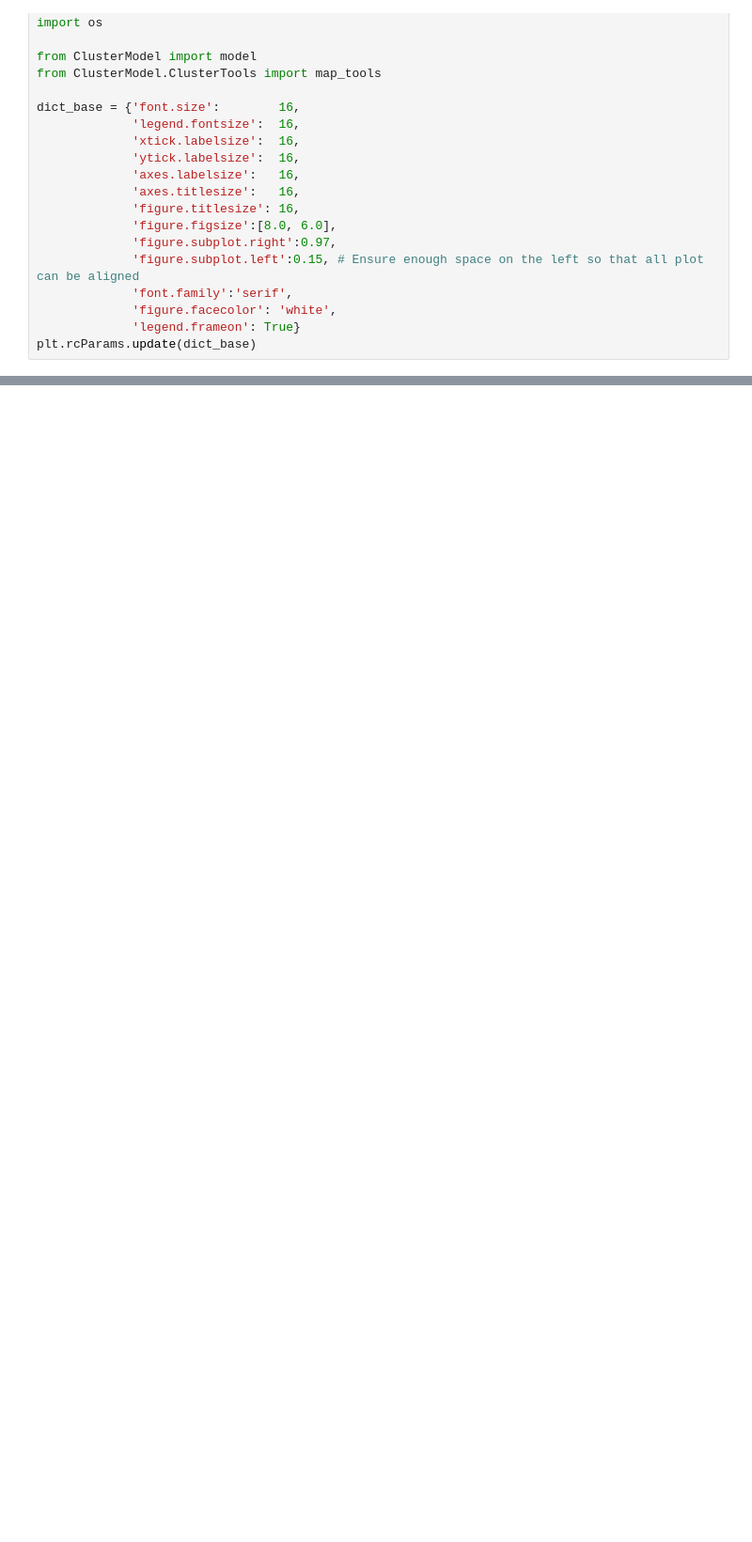
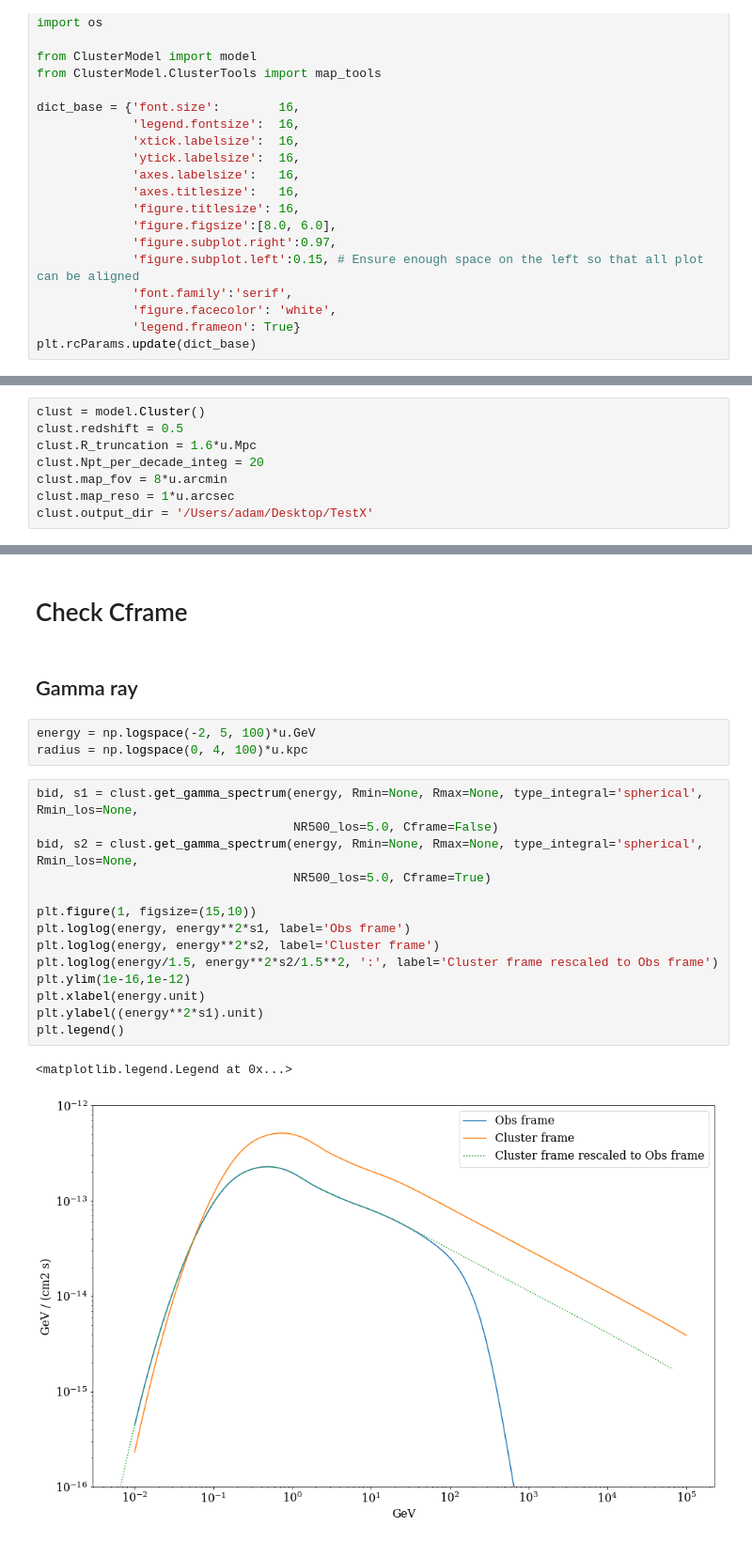
Before and after one commit to renlliang3/ClusterModel, a Jupyter notebook: notebook/model_dev_parameters.ipynb, the cells around one changed output, grey strips where cells are left out. Shown at 94% size. Cells and saved outputs as stored; diff of their text form; blank space fills up the shorter version.

```diff
--- a/notebook/model_dev_parameters.ipynb
+++ b/notebook/model_dev_parameters.ipynb
@@ -376,0 +26,8 @@ plt.loglog(Eg, Eg**2*spec_naima.to('GeV-1 s-1 cm-3'), '--')
+# %%
+clust = model.Cluster()
+clust.redshift = 0.5
+clust.R_truncation = 1.6*u.Mpc
+clust.Npt_per_decade_integ = 20
+clust.map_fov = 8*u.arcmin
+clust.map_reso = 1*u.arcsec
+clust.output_dir = '/Users/adam/Desktop/TestX'
@@ -376,0 +55,24 @@ plt.loglog(Eg, Eg**2*spec_naima.to('GeV-1 s-1 cm-3'), '--')
+# %% [markdown]
+# Check Cframe
+# %% [markdown]
+## Gamma ray
+# %%
+energy = np.logspace(-2, 5, 100)*u.GeV
+radius = np.logspace(0, 4, 100)*u.kpc
+# %%
+bid, s1 = clust.get_gamma_spectrum(energy, Rmin=None, Rmax=None, type_integral='spherical', Rmin_los=None,
+                                   NR500_los=5.0, Cframe=False)
+bid, s2 = clust.get_gamma_spectrum(energy, Rmin=None, Rmax=None, type_integral='spherical', Rmin_los=None,
+                                   NR500_los=5.0, Cframe=True)
+
+plt.figure(1, figsize=(15,10))
+plt.loglog(energy, energy**2*s1, label='Obs frame')
+plt.loglog(energy, energy**2*s2, label='Cluster frame')
+plt.loglog(energy/1.5, energy**2*s2/1.5**2, ':', label='Cluster frame rescaled to Obs frame')
+plt.ylim(1e-16,1e-12)
+plt.xlabel(energy.unit)
+plt.ylabel((energy**2*s1).unit)
+plt.legend()
+# %% [output]
+<matplotlib.legend.Legend at 0x...>
+[figure, added]
```
Also changed, not shown: parts of 70 cells of this notebook.
